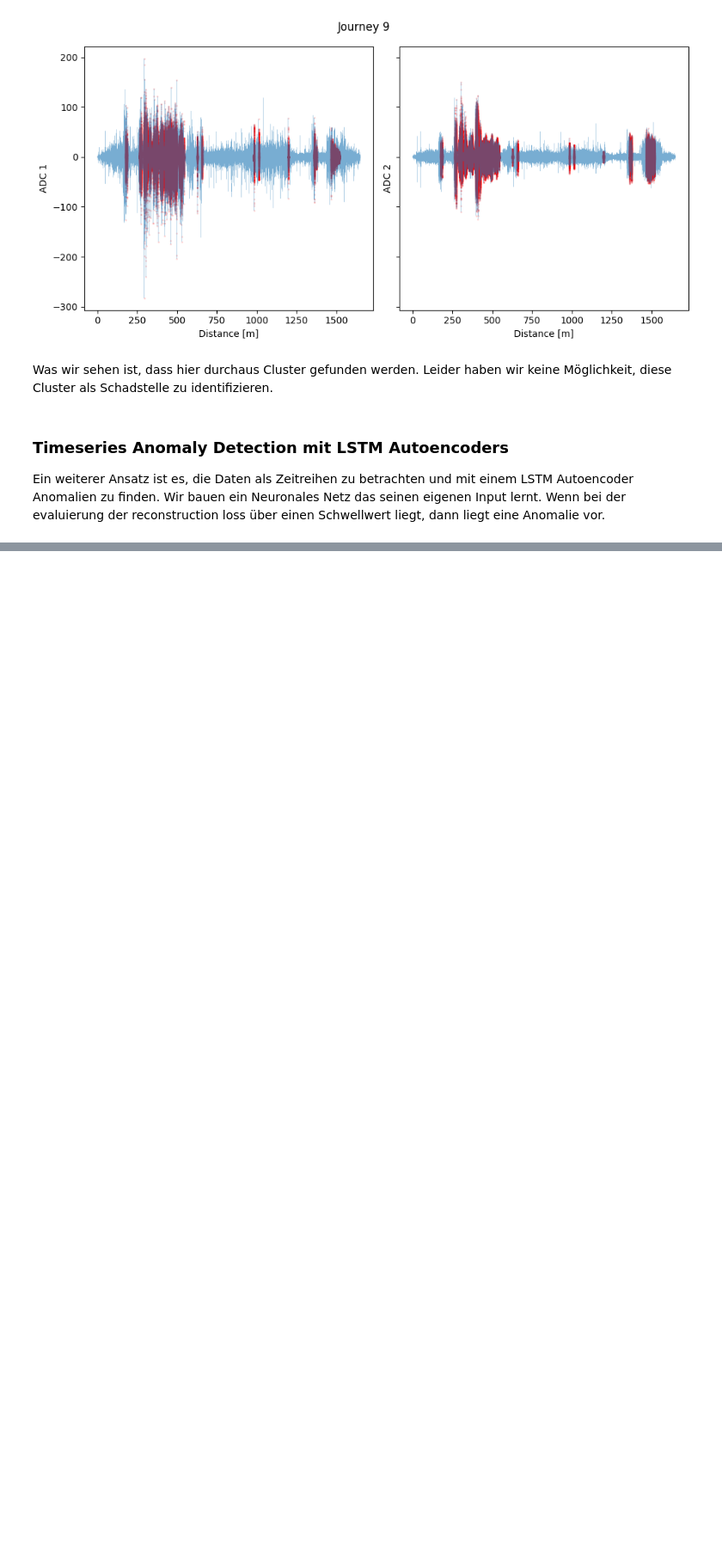
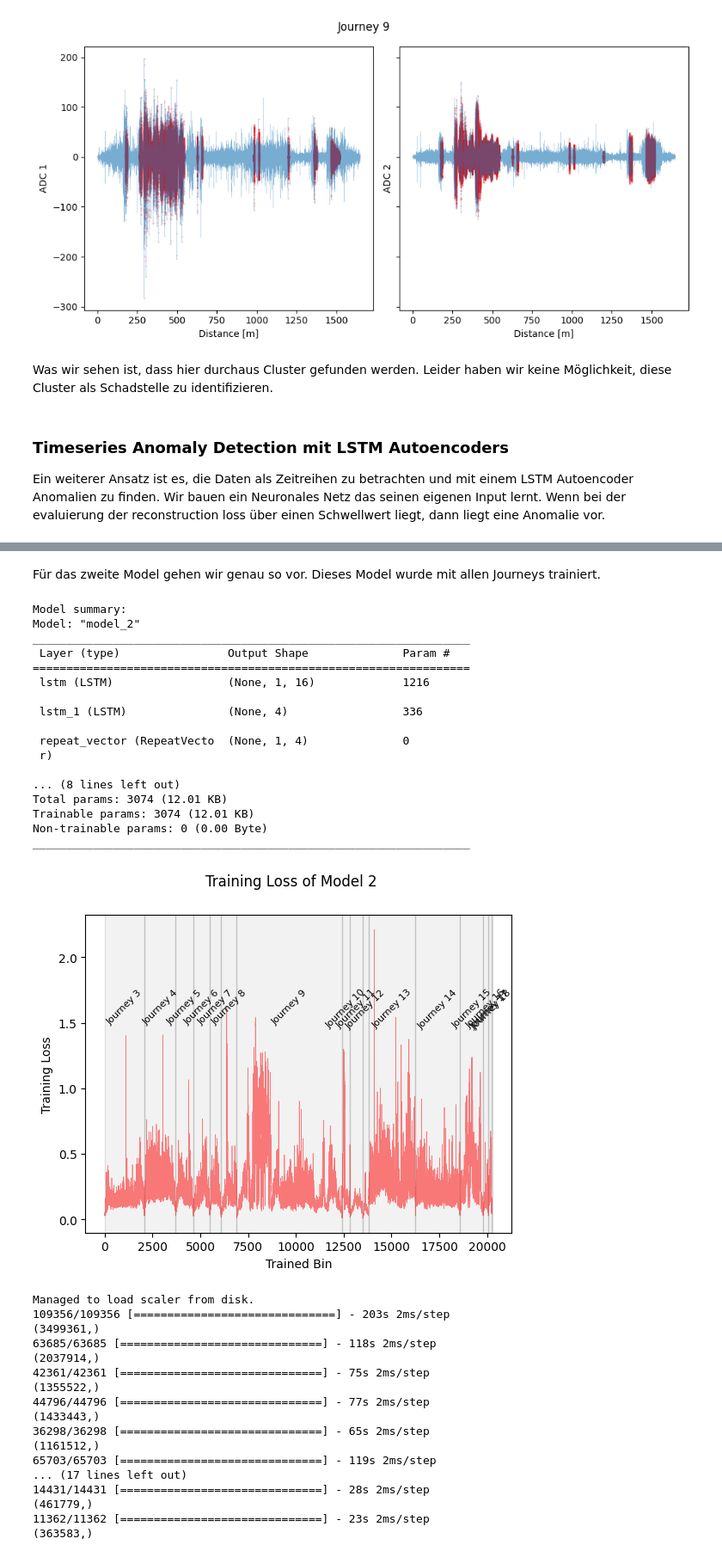
Before and after one commit to cMurschall/technicalDataAnalysis, a Jupyter notebook: report.ipynb, the cells around one changed output, grey strips where cells are left out. Shown at 86% size. Cells and saved outputs as stored; diff of their text form; code cells hidden in the pictures; blank space fills up the shorter version.

```diff
--- a/report.ipynb
+++ b/report.ipynb
@@ -400,0 +510,43 @@ Trained journeys: [2 3 4 5 6]
+# %% [markdown]
+Für das zweite Model gehen wir genau so vor. Dieses Model wurde mit allen Journeys trainiert.
+# %%
+report.evaluate_lstm_autoencoder(
+    model_version=2,
+    features = ['speed', 'ch0'],
+    percentil_threshold=95)
+# %% [output]
+Model summary:
+Model: "model_2"
+_________________________________________________________________
+ Layer (type)                Output Shape              Param #
+=================================================================
+ lstm (LSTM)                 (None, 1, 16)             1216
+
+ lstm_1 (LSTM)               (None, 4)                 336
+
+ repeat_vector (RepeatVecto  (None, 1, 4)              0
+ r)
+
+... (8 lines left out)
+Total params: 3074 (12.01 KB)
+Trainable params: 3074 (12.01 KB)
+Non-trainable params: 0 (0.00 Byte)
+_________________________________________________________________
+[figure, added]
+Managed to load scaler from disk.
+109356/109356 [==============================] - 203s 2ms/step
+(3499361,)
+63685/63685 [==============================] - 118s 2ms/step
+(2037914,)
+42361/42361 [==============================] - 75s 2ms/step
+(1355522,)
+44796/44796 [==============================] - 77s 2ms/step
+(1433443,)
+36298/36298 [==============================] - 65s 2ms/step
+(1161512,)
+65703/65703 [==============================] - 119s 2ms/step
+... (17 lines left out)
+14431/14431 [==============================] - 28s 2ms/step
+(461779,)
+11362/11362 [==============================] - 23s 2ms/step
+(363583,)
```
Also changed, not shown: parts of 11 cells of this notebook, 6 other files.
